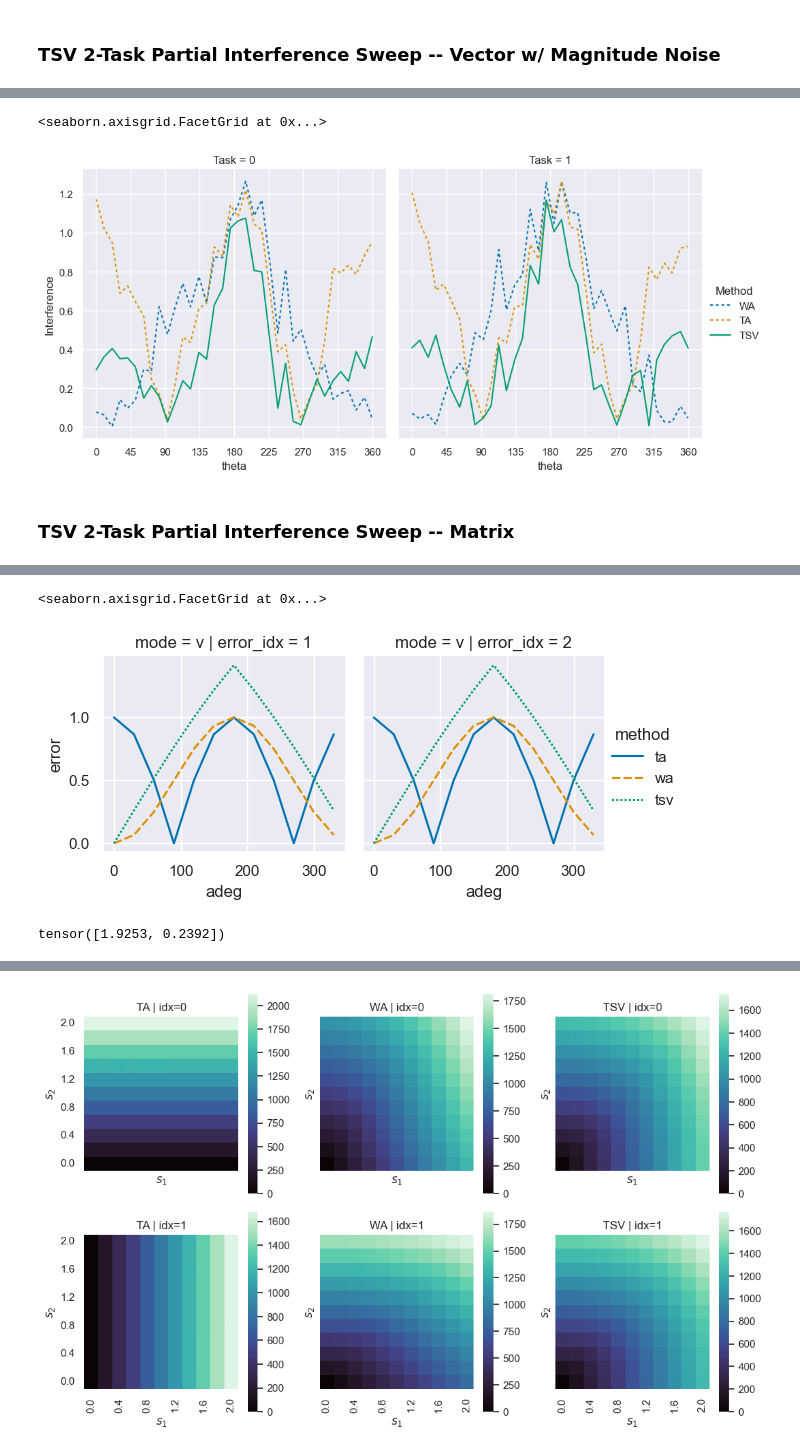
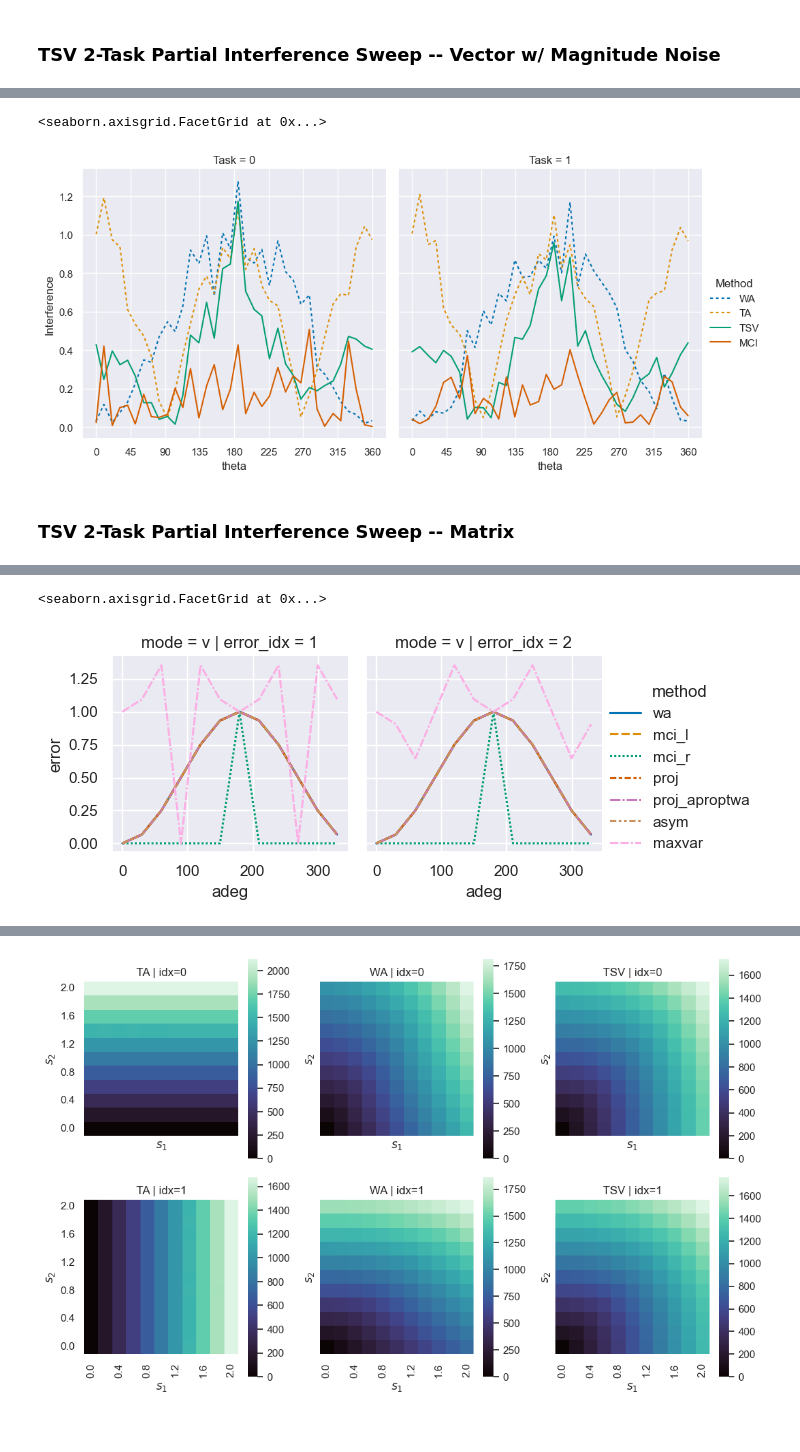
Before and after one commit to AntoAndGar/task_singular_vectors, a Jupyter notebook: anaylsis.ipynb, the cells around one changed output, grey strips where cells are left out. Saved outputs shown, nothing was run; the diff lists cells and outputs as text; code cells hidden in the pictures.

```diff
--- a/anaylsis.ipynb
+++ b/anaylsis.ipynb
@@ -276,14 +908,18 @@ for x, tvs, theta_v in exps:
     w_tsv = compute_procrustes(tvs.T).T.sum(dim=0)
     w_dwa1 = merge_dwa1(tvs)
     w_dwa2 = merge_dwa2(tvs)
+    w_mci = merge_mci(tvs)
+    w_aproptwa = merge_aproptwa_vec(tvs)
     n_tasks = tvs.shape[0]
     theta_deg = torch.round(theta_v * 180 / math.pi).item()
     for t in range(n_tasks):
         data.append({'Task': t, 'Method': 'WA', 'Interference': interference_abs(w_wa, tvs[t], x[:,t]), 'theta': theta_deg})
         data.append({'Task': t, 'Method': 'TA', 'Interference': interference_abs(w_ta, tvs[t], x[:,t]), 'theta': theta_deg})
         data.append({'Task': t, 'Method': 'TSV', 'Interference': interference_abs(w_tsv, tvs[t], x[:,t]), 'theta': theta_deg})
-        data.append({'Task': t, 'Method': 'DWA1', 'Interference': interference_abs(w_dwa1, tvs[t], x[:,t]), 'theta': theta_deg})
-        data.append({'Task': t, 'Method': 'DWA2', 'Interference': interference_abs(w_dwa2, tvs[t], x[:,t]), 'theta': theta_deg})
+        data.append({'Task': t, 'Method': 'MCI', 'Interference': interference_abs(w_mci, tvs[t], x[:,t]), 'theta': theta_deg})
+        # data.append({'Task': t, 'Method': 'DWA1', 'Interference': interference_abs(w_dwa1, tvs[t], x[:,t]), 'theta': theta_deg})
+        # data.append({'Task': t, 'Method': 'DWA2', 'Interference': interference_abs(w_dwa2, tvs[t], x[:,t]), 'theta': theta_deg})
+        data.append({'Task': t, 'Method': 'Aproptwa', 'Interference': interference_abs(w_aproptwa, tvs[t], x[:,t]), 'theta': theta_deg})
 df = pd.DataFrame(data)
 
 # Emphasize TSV in palette and marker
@@ -292,7 +928,7 @@ g = sns.relplot(
     data=df, x="theta", y="Interference",
     kind="line", col="Task",
     hue="Method", style="Method",
-    dashes={"TSV": "", "DWA1": "", "DWA2": "", "TA": (2, 2), "WA": (2, 2)}
+    dashes={"TSV": "", "DWA1": "", "DWA2": "", "TA": (2, 2), "WA": (2, 2), "MCI": "", "Aproptwa": ""}
 )
 g.set(xticks=list(range(0, 361, 45)))
 # %% [output]
@@ -338,12 +974,14 @@ for x, tvs, theta_v in exps:
     w_tsv = compute_procrustes(tvs.T).T.sum(dim=0)
     w_dwa1 = merge_dwa1(tvs)
     w_dwa2 = merge_dwa2(tvs)
+    w_mci = merge_mci(tvs)
     n_tasks = tvs.shape[0]
     theta_deg = torch.round(theta_v * 180 / math.pi).item()
     for t in range(n_tasks):
         data.append({'Task': t, 'Method': 'WA', 'Interference': interference_abs(w_wa, tvs[t], x[:,t]), 'theta': theta_deg})
         data.append({'Task': t, 'Method': 'TA', 'Interference': interference_abs(w_ta, tvs[t], x[:,t]), 'theta': theta_deg})
         data.append({'Task': t, 'Method': 'TSV', 'Interference': interference_abs(w_tsv, tvs[t], x[:,t]), 'theta': theta_deg})
+        data.append({'Task': t, 'Method': 'MCI', 'Interference': interference_abs(w_mci, tvs[t], x[:,t]), 'theta': theta_deg})
         # data.append({'Task': t, 'Method': 'DWA1', 'Interference': interference_abs(w_dwa1, tvs[t], x[:,t]), 'theta': theta_deg})
         # data.append({'Task': t, 'Method': 'DWA2', 'Interference': interference_abs(w_dwa2, tvs[t], x[:,t]), 'theta': theta_deg})
 df = pd.DataFrame(data)
@@ -354,12 +992,12 @@ g = sns.relplot(
     data=df, x="theta", y="Interference",
     kind="line", col="Task",
     hue="Method", style="Method",
-    dashes={"TSV": "", "DWA1": "", "DWA2": "", "TA": (2, 2), "WA": (2, 2)}
+    dashes={"TSV": "", "DWA1": "", "DWA2": "", "TA": (2, 2), "WA": (2, 2), "MCI": ""}
 )
 g.set(xticks=list(range(0, 361, 45)))
 # %% [output]
 <seaborn.axisgrid.FacetGrid at 0x...>
-[figure, old version]
+[figure, new version]
 # %% [markdown]
 ### TSV 2-Task Partial Interference Sweep -- Matrix
 # %%
@@ -367,6 +1005,12 @@ import torch
 import math
 import itertools
 import pandas as pd
+
+def merge_isoc(mats):
+    m = sum(mats)
+    u, s, vt = torch.linalg.svd(m)
+    s_mean = s.mean() * torch.ones_like(s)
+    return torch.einsum('ik,k,kj->ij', u, s_mean, vt)
 
 def get_projector_interference(theta_deg, verbose=False, mode='v', sigma_perturb=0.00, sigma_scale=0.0):
     theta_rads = theta_deg/360 * 2*math.pi
@@ -389,16 +1033,24 @@ def get_projector_interference(theta_deg, verbose=False, mode='v', sigma_perturb
 
     w_targ_1 = torch.einsum('i,j->ij', u1, v1)
     w_targ_2 = torch.einsum('i,j->ij', u2, v2)
-    w_ta = torch.einsum('i,j->ij', u1, v1) + torch.einsum('i,j->ij', u2, v2)
+    w_ta = w_targ_1 + w_targ_2
     w_wa = 1/2 * w_ta
     w_tsv = torch.einsum('i,j->ij', u1o, v1o) + torch.einsum('i,j->ij', u2o, v2o)
-
+    w_isoc = merge_isoc([w_targ_1, w_targ_2])
+    w_mci_l = merge_mci_mats(torch.stack([w_targ_1, w_targ_2]), mode='left')
+    w_mci_r = merge_mci_mats(torch.stack([w_targ_1, w_targ_2]), mode='right')
+    w_proj = merge_proj(torch.stack([w_targ_1, w_targ_2]))
+    w_proj_aproptwa = merge_aproptwa(torch.stack([w_targ_1, w_targ_2]))
+    w_asym = merge_wa_asym(torch.stack([w_targ_1, w_targ_2]))
+    w_maxvar = merge_maxvar(torch.stack([w_targ_1, w_targ_2]))
 
     if verbose:
         print(f"\nAngle (degrees): {theta_rads * 180 / math.pi:.2f}")
     errors_1 = {}
     errors_2 = {}
-    for w, name in zip([w_ta, w_wa, w_tsv], ['ta', 'wa', 'tsv']):
+    for w, name in zip(
+        [w_ta, w_wa, w_tsv, w_isoc, w_mci_l, w_mci_r, w_proj, w_proj_aproptwa, w_asym, w_maxvar],
+        ['ta', 'wa', 'tsv', 'isoc', 'mci_l',  'mci_r', 'proj', 'proj_aproptwa', 'asym', 'maxvar']):
         y_hat1 = w @ x[:, 0].T  # [D, N]
         y_hat2 = w @ x[:, 1].T  # [D, N]
         y1 = w_targ_1 @ x[:, 0].T  # [D, N]
@@ -422,12 +1074,32 @@ for mode in ['v']:
         # adeg = adeg.item()
         errors_1, errors_2 = get_projector_interference(adeg, mode=mode, verbose=True)
         rows.extend([
-            {'adeg': adeg, 'method': 'ta', 'error': errors_1['ta'], 'error_idx': 1, 'mode': mode},
+            # {'adeg': adeg, 'method': 'ta', 'error': errors_1['ta'], 'error_idx': 1, 'mode': mode},
             {'adeg': adeg, 'method': 'wa', 'error': errors_1['wa'], 'error_idx': 1, 'mode': mode},
-            {'adeg': adeg, 'method': 'tsv', 'error': errors_1['tsv'], 'error_idx': 1, 'mode': mode},
-            {'adeg': adeg, 'method': 'ta', 'error': errors_2['ta'], 'error_idx': 2, 'mode': mode},
+            # {'adeg': adeg, 'method': 'tsv', 'error': errors_1['tsv'], 'error_idx': 1, 'mode': mode},
+            # {'adeg': adeg, 'method': 'ta', 'error': errors_2['ta'], 'error_idx': 2, 'mode': mode},
             {'adeg': adeg, 'method': 'wa', 'error': errors_2['wa'], 'error_idx': 2, 'mode': mode},
-            {'adeg': adeg, 'method': 'tsv', 'error': errors_2['tsv'], 'error_idx': 2, 'mode': mode},
+            # {'adeg': adeg, 'method': 'tsv', 'error': errors_2['tsv'], 'error_idx': 2, 'mode': mode},
+            # # iso-c
+            # {'adeg': adeg, 'method': 'isoc', 'error': errors_1['isoc'], 'error_idx': 1, 'mode': mode},
+            # {'adeg': adeg, 'method': 'isoc', 'error': errors_2['isoc'], 'error_idx': 2, 'mode': mode},
+            # # MCI
+            {'adeg': adeg, 'method': 'mci_l', 'error': errors_1['mci_l'], 'error_idx': 1, 'mode': mode},
+            {'adeg': adeg, 'method': 'mci_l', 'error': errors_2['mci_l'], 'error_idx': 2, 'mode': mode},
+            {'adeg': adeg, 'method': 'mci_r', 'error': errors_1['mci_r'], 'error_idx': 1, 'mode': mode},
+            {'adeg': adeg, 'method': 'mci_r', 'error': errors_2['mci_r'], 'error_idx': 2, 'mode': mode},
+            # proj
+            {'adeg': adeg, 'method': 'proj', 'error': errors_1['proj'], 'error_idx': 1, 'mode': mode},
+            {'adeg': adeg, 'method': 'proj', 'error': errors_2['proj'], 'error_idx': 2, 'mode': mode},
+            # proj_aproptwa
+            {'adeg': adeg, 'method': 'proj_aproptwa', 'error': errors_1['proj_aproptwa'], 'error_idx': 1, 'mode': mode},
+            {'adeg': adeg, 'method': 'proj_aproptwa', 'error': errors_2['proj_aproptwa'], 'error_idx': 2, 'mode': mode},
+            # asym
+            {'adeg': adeg, 'method': 'asym', 'error': errors_1['asym'], 'error_idx': 1, 'mode': mode},
+            {'adeg': adeg, 'method': 'asym', 'error': errors_2['asym'], 'error_idx': 2, 'mode': mode},
+            # maxvar
+            {'adeg': adeg, 'method': 'maxvar', 'error': errors_1['maxvar'], 'error_idx': 1, 'mode': mode},
+            {'adeg': adeg, 'method': 'maxvar', 'error': errors_2['maxvar'], 'error_idx': 2, 'mode': mode},
         ])
 
 # Plot the errors for both error_idx values side by side using seaborn
@@ -454,11 +1126,4 @@ tsv error: 0.26, 0.26
 <seaborn.axisgrid.FacetGrid at 0x...>
-[figure, old version]
+[figure, new version]
-# %%
-w = torch.randn(2, 2)
-u, s, vt = torch.linalg.svd(w)
-print(s)
-s1, s2 = s[0], s[1]
-# %% [output]
-tensor([1.9253, 0.2392])
 # %%
 import itertools
```
Also changed, not shown: parts of 53 cells of this notebook, 5 other files.
